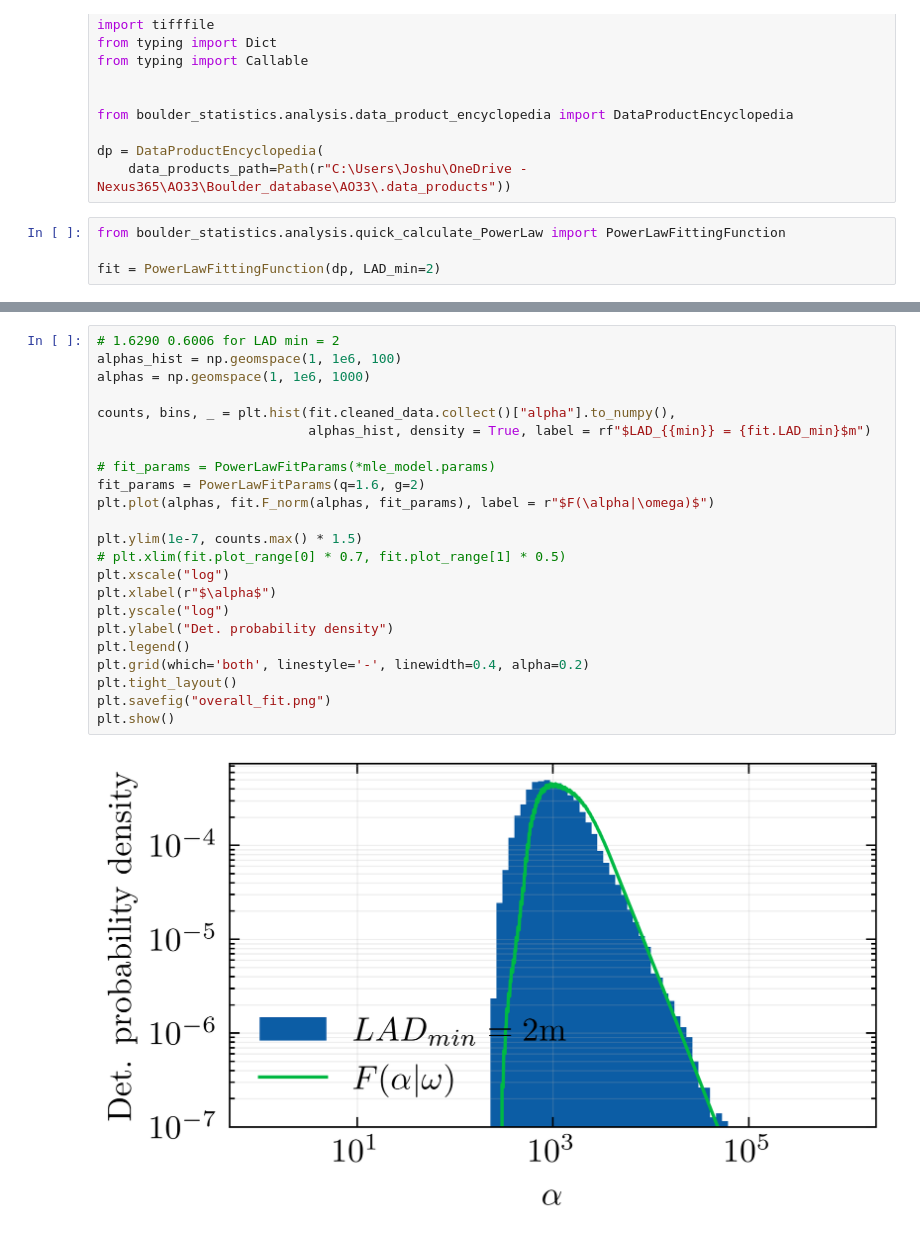
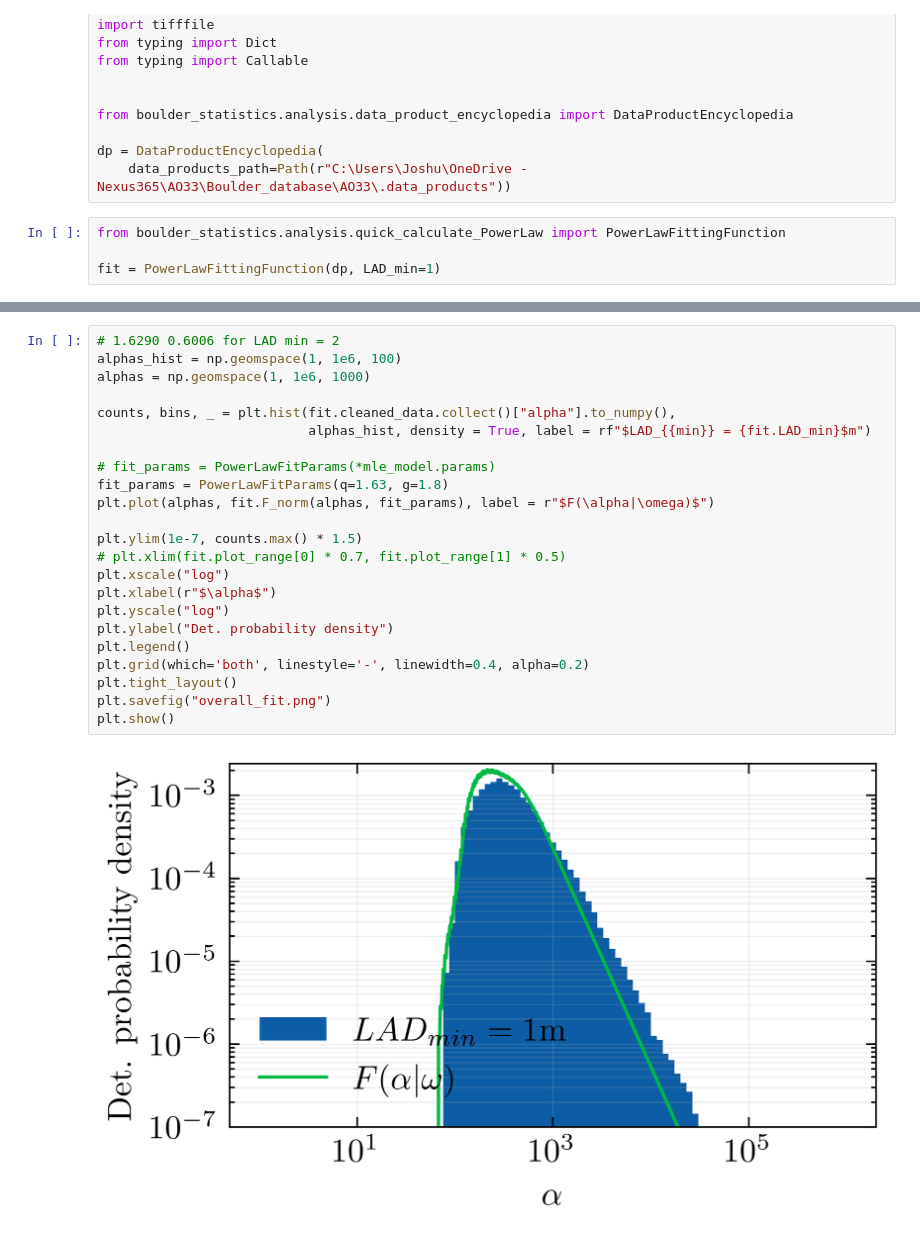
Before and after one commit to Joshua13764/QMAP, a Jupyter notebook: analysis/PSFDCont/workbook_simple_PowerLaw.ipynb, the cells around one changed output, grey strips where cells are left out. Saved outputs shown, nothing was run; the diff lists cells and outputs as text.

```diff
--- a/analysis/PSFDCont/workbook_simple_PowerLaw.ipynb
+++ b/analysis/PSFDCont/workbook_simple_PowerLaw.ipynb
@@ -30,7 +30,7 @@ dp = DataProductEncyclopedia(
 # %%
 from boulder_statistics.analysis.quick_calculate_PowerLaw import PowerLawFittingFunction
 
-fit = PowerLawFittingFunction(dp, LAD_min=2)
+fit = PowerLawFittingFunction(dp, LAD_min=1)
 # %%
 class TheoryFit(GenericLikelihoodModel):
     param_names = ["q", "g"]
@@ -114,25 +82,25 @@ np.float64(-8.69761250446107)
 # %%
 # 1.6290 0.6006 for LAD min = 2
 alphas_hist = np.geomspace(1, 1e6, 100)
 alphas = np.geomspace(1, 1e6, 1000)
 
 counts, bins, _ = plt.hist(fit.cleaned_data.collect()["alpha"].to_numpy(),
                            alphas_hist, density = True, label = rf"$LAD_{{min}} = {fit.LAD_min}$m")
 
 # fit_params = PowerLawFitParams(*mle_model.params)
-fit_params = PowerLawFitParams(q=1.6, g=2)
+fit_params = PowerLawFitParams(q=1.63, g=1.8)
 plt.plot(alphas, fit.F_norm(alphas, fit_params), label = r"$F(\alpha|\omega)$")
 
 plt.ylim(1e-7, counts.max() * 1.5)
 # plt.xlim(fit.plot_range[0] * 0.7, fit.plot_range[1] * 0.5)
 plt.xscale("log")
 plt.xlabel(r"$\alpha$")
 plt.yscale("log")
 plt.ylabel("Det. probability density")
 plt.legend()
 plt.grid(which='both', linestyle='-', linewidth=0.4, alpha=0.2)
 plt.tight_layout()
 plt.savefig("overall_fit.png")
 plt.show()
 # %% [output]
-[figure, old version]
+[figure, new version]
```
Also changed, not shown: parts of 2 cells of this notebook, 1 other file.
